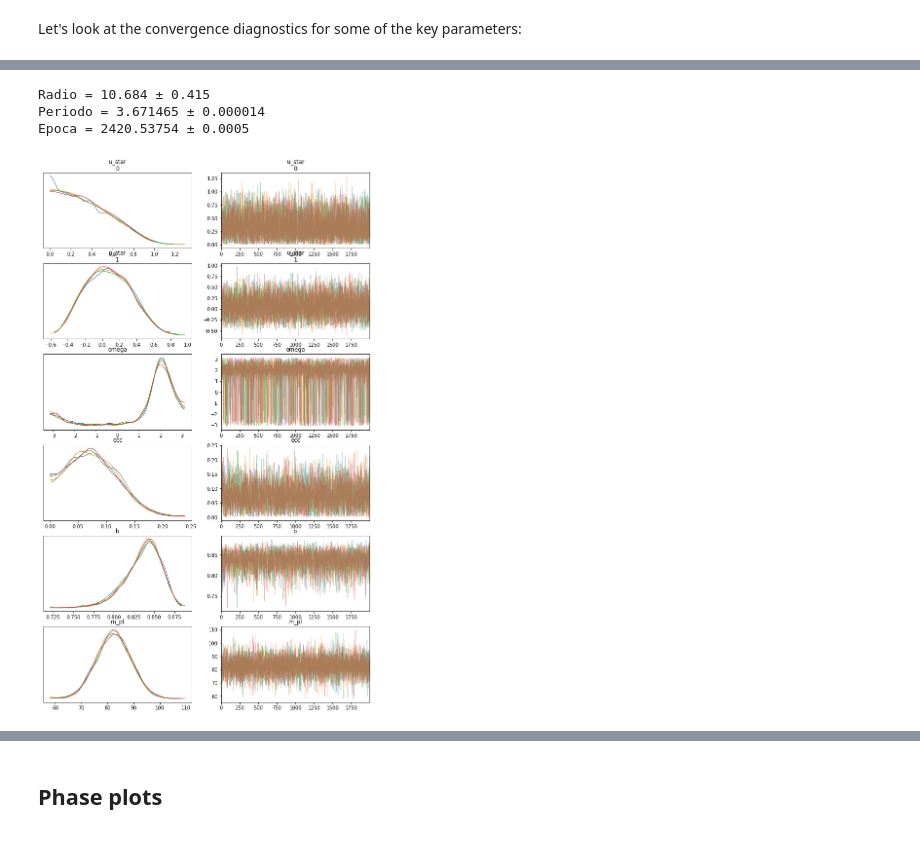
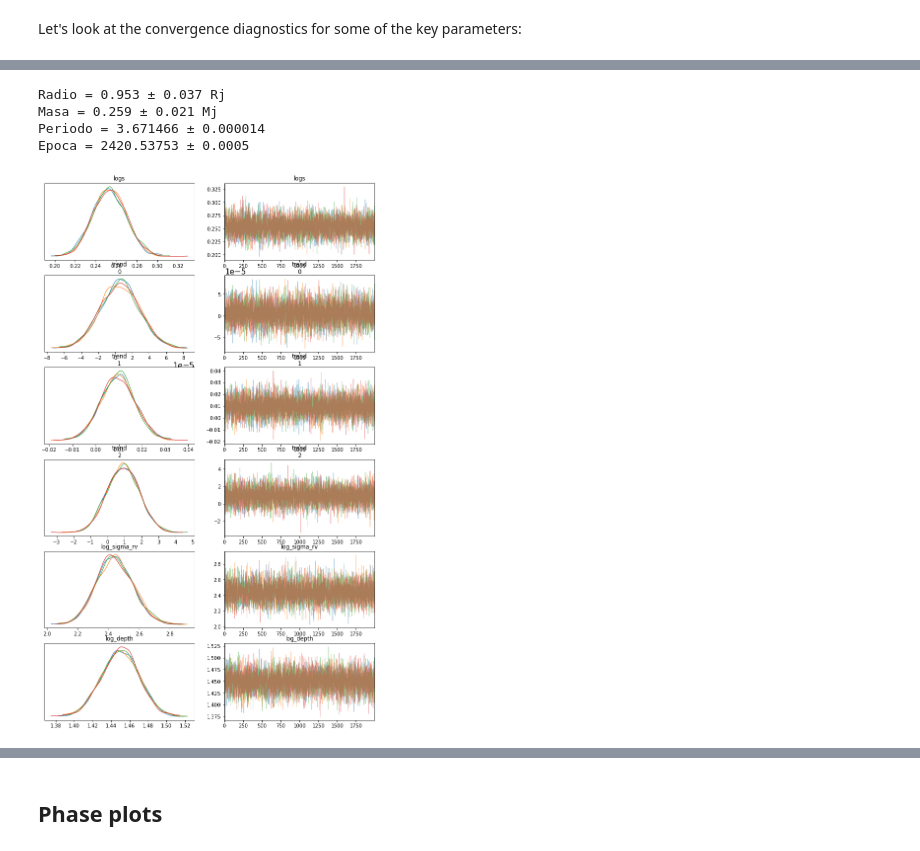
Before and after one commit to juanserrano90/tess_sophie_paper, a Jupyter notebook: joint_1199.ipynb, the cells around one changed output, grey strips where cells are left out. Cells and saved outputs as stored; diff of their text form; code cells hidden in the pictures.

```diff
--- a/joint_1199.ipynb
+++ b/joint_1199.ipynb
@@ -208,8 +208,8 @@ def build_model(mask=None, start=None):
         log_m_pl = pm.Normal("log_m_pl", mu=np.log(msini.value[0]), sd=1)
         log_period = pm.Normal("log_period", mu=np.log(bls_period), sd=1)
 
+        b = pm.Uniform("b", lower=0, upper=1.5)
         # Fit in terms of transit depth (assuming b<1)
-        b = pm.Uniform("b", lower=0, upper=1)
         log_depth = pm.Normal("log_depth", mu=np.log(bls_depth), sigma=2.0)
         ror = pm.Deterministic(
             "ror",
@@ -217,6 +217,11 @@ def build_model(mask=None, start=None):
                 1e-3 * tt.exp(log_depth), b
             ),
         )
+
+        # Or sample ror directly instead of depth, because b is really close to 1
+        # log_ror = pm.Normal("ror", mu=0.5*np.log(bls_depth * 1e-3), sd=1)
+        # ror = pm.Deterministic("ror", tt.exp(log_ror))
+
         r_pl = pm.Deterministic("r_pl", ror * r_star)
 
         m_pl = pm.Deterministic("m_pl", tt.exp(log_m_pl))
@@ -225,7 +230,7 @@ def build_model(mask=None, start=None):
         ecs = pmx.UnitDisk("ecs", testval=np.array([0.01, 0.01]))
         ecc = pm.Deterministic("ecc", tt.sum(ecs**2))
         omega = pm.Deterministic("omega", tt.arctan2(ecs[1], ecs[0]))
-        xo.eccentricity.kipping13("ecc_prior", fixed=True, observed=ecc)
+        #xo.eccentricity.kipping13("ecc_prior", fixed=True, observed=ecc)
 
         # RV jitter & a quadratic RV trend
         log_sigma_rv = pm.Normal("log_sigma_rv", mu=np.log(np.median(yerr_rv)), sd=5)
@@ -280,7 +285,6 @@ def build_model(mask=None, start=None):
         err = tt.sqrt(yerr_rv**2 + tt.exp(2 * log_sigma_rv))
         pm.Normal("obs", mu=rv_model, sd=err, observed=y_rv)
 
-
         # Compute and save the phased light curve models
         pm.Deterministic("lc_pred",
             1e3 * star.get_light_curve(orbit=orbit, r=r_pl, t=t0 + phase_lc, texp=texp)[..., 0],)
@@ -294,7 +298,8 @@ def build_model(mask=None, start=None):
         map_soln = pmx.optimize(start=map_soln, vars=[u_star])
         map_soln = pmx.optimize(start=map_soln, vars=[ecs])
         map_soln = pmx.optimize(start=map_soln, vars=[log_m_pl])
-        map_soln = pmx.optimize(start=map_soln, vars=[log_depth, b])
+        map_soln = pmx.optimize(start=map_soln, vars=[log_depth]) # log_ror or log_detph
+        map_soln = pmx.optimize(start=map_soln, vars=[b])
         map_soln = pmx.optimize(start=map_soln, vars=[log_sigma_rv])
         map_soln = pmx.optimize(start=map_soln, vars=[mean])
         map_soln = pmx.optimize(start=map_soln)
@@ -469,11 +474,11 @@ with model:
         tune=2500, #1500,
         draws=2000, #1000,
         start=map_soln,
-        cores=4,
-        chains=4,
+        cores=2,
+        chains=2,
         target_accept=0.95,
         return_inferencedata=True,
-        random_seed=[203771098, 203775000, 261136679, 261136680],
+        random_seed=[203771098, 203775000],#, 261136679, 261136680],
         #mp_ctx=multiprocessing.get_context("fork"),
         init="adapt_full",
     )
@@ -541,28 +552,37 @@ az.summary(
 # trend[1]	0.010	0.007	-0.005	0.023	0.000	0.000	7217.0	5916.0	1.0
 # trend[2]	0.887	0.947	-0.840	2.709	0.010	0.009	9076.0	6291.0	1.0
 # %%
-radio = trace.posterior["r_pl"].mean().item()*109.076
-radio_err = trace.posterior["r_pl"].std().item()*109.076
+radio = trace.posterior["r_pl"].mean().item()*9.73116
+radio_err = trace.posterior["r_pl"].std().item()*9.73116
+masa = trace.posterior["m_pl"].mean().item()*0.00314558
+masa_err = trace.posterior["m_pl"].std().item()*0.00314558
 periodo = trace.posterior['period'].mean().item()
 periodo_sigma = trace.posterior['period'].std().item()
 t_0 = trace.posterior['t0'].mean().item()+ref_time
 t_0_sigma = trace.posterior['t0'].std().item()
-print("Radio = {r:.3f} \u00B1 {r_err:.3f}".format(r=radio, r_err=radio_err))
+print("Radio = {r:.3f} \u00B1 {r_err:.3f} Rj".format(r=radio, r_err=radio_err))
+print("Masa = {m:.3f} \u00B1 {m_err:.3f} Mj".format(m=masa, m_err=masa_err))
 print("Periodo = {p:.6f} \u00B1 {p_s:.6f}".format(p=periodo, p_s=periodo_sigma))
 print("Epoca = {e:.5f} \u00B1 {e_s:.4f}".format(e=t_0, e_s=t_0_sigma))
 # %% [output]
-Radio = 10.684 ± 0.415
-Periodo = 3.671465 ± 0.000014
-Epoca = 2420.53754 ± 0.0005
+Radio = 0.953 ± 0.037 Rj
+Masa = 0.259 ± 0.021 Mj
+Periodo = 3.671466 ± 0.000014
+Epoca = 2420.53753 ± 0.0005
 # %%
 from arviz.utils import Numba
 Numba.disable_numba()
 Numba.numba_flag
 
-_ = az.plot_trace(trace, var_names=['u_star', 'omega', 'ecc', 'b', 'm_pl'], compact=False, figsize=(12,20))
-#plt.savefig('trace_joint_1199.png',dpi=200,bbox_inches='tight')
+_ = az.plot_trace(trace, var_names=['logs', 'trend','log_sigma_rv', 'log_depth'] #log_depth or log_ror
+                                    , compact=False, figsize=(12,20)) # SAMPLED 1 #ror instead of log_depth
+# _ = az.plot_trace(trace, var_names=['log_period', 'log_m_pl', 't0', 'r_star', 'm_star']
+#                                    , compact=False, figsize=(12,20)) # SAMPLED 2
+# _ = az.plot_trace(trace, var_names=['ecs', 'b', 'u_star', 'mean']
+#                                    , compact=False, figsize=(12,25)) # SAMPLED 3
+# plt.savefig('trace_joint_1199_1.png',dpi=200,bbox_inches='tight')
 # %% [output]
-[figure, old version]
+[figure, new version]
 # %%
 import corner
 
```
Also changed, not shown: parts of 10 cells of this notebook, 1 other file.
